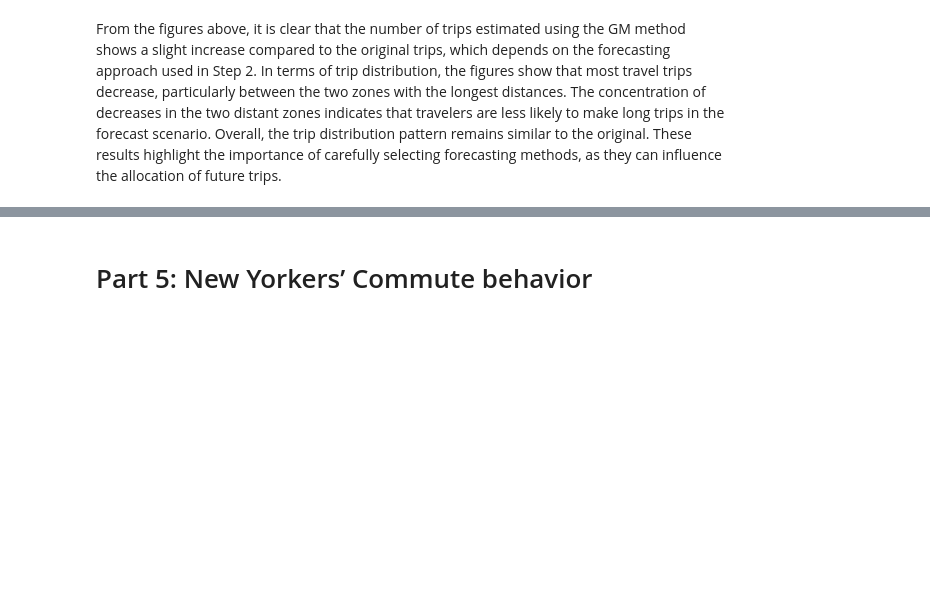
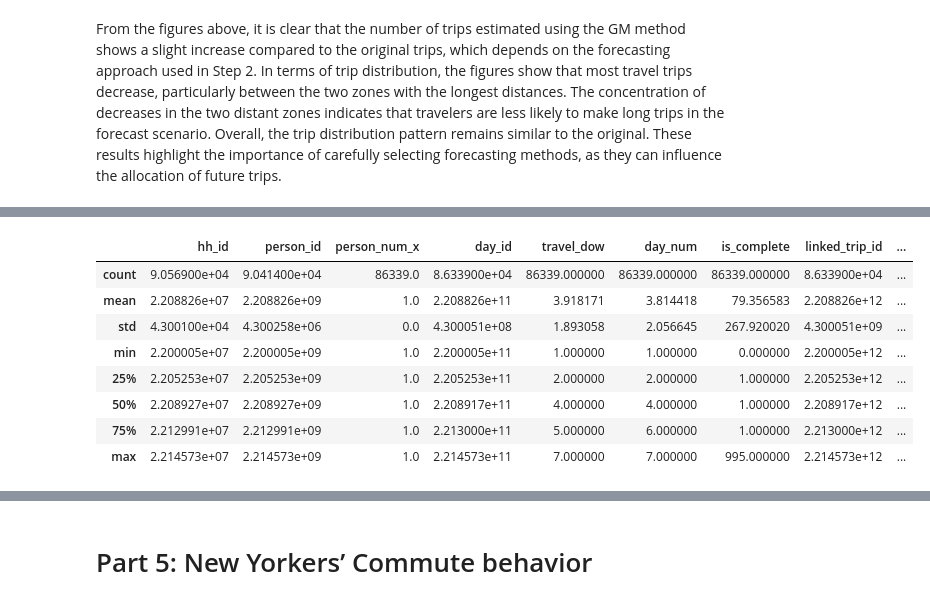
Before and after one commit to WenlongL1/CIE-539-Project, a Jupyter notebook: Project.ipynb, the cells around one changed output, grey strips where cells are left out. Drawn from its saved outputs; the diff is of its cells as text; code cells hidden in the pictures; blank space fills up the shorter version.

```diff
--- a/Project.ipynb
+++ b/Project.ipynb
@@ -1540,0 +1534,14 @@ From the figures above, it is clear that the number of trips estimated using the
+# %%
+dth = pd.merge(dtrp,dhhl, how = 'outer', on='hh_id')
+dthp = pd.merge(dth,dper, how = 'outer', on=['hh_id','person_id'])
+dthp.describe()
+# %% [output]
+|  | hh_id | person_id | person_num_x | day_id | travel_dow | day_num | is_complete | linked_trip_id | ... |
+| count | 9.056900e+04 | 9.041400e+04 | 86339.0 | 8.633900e+04 | 86339.000000 | 86339.000000 | 86339.000000 | 8.633900e+04 | ... |
+| mean | 2.208826e+07 | 2.208826e+09 | 1.0 | 2.208826e+11 | 3.918171 | 3.814418 | 79.356583 | 2.208826e+12 | ... |
+| std | 4.300100e+04 | 4.300258e+06 | 0.0 | 4.300051e+08 | 1.893058 | 2.056645 | 267.920020 | 4.300051e+09 | ... |
+| min | 2.200005e+07 | 2.200005e+09 | 1.0 | 2.200005e+11 | 1.000000 | 1.000000 | 0.000000 | 2.200005e+12 | ... |
+| 25% | 2.205253e+07 | 2.205253e+09 | 1.0 | 2.205253e+11 | 2.000000 | 2.000000 | 1.000000 | 2.205253e+12 | ... |
+| 50% | 2.208927e+07 | 2.208927e+09 | 1.0 | 2.208917e+11 | 4.000000 | 4.000000 | 1.000000 | 2.208917e+12 | ... |
+| 75% | 2.212991e+07 | 2.212991e+09 | 1.0 | 2.213000e+11 | 5.000000 | 6.000000 | 1.000000 | 2.213000e+12 | ... |
+| max | 2.214573e+07 | 2.214573e+09 | 1.0 | 2.214573e+11 | 7.000000 | 7.000000 | 995.000000 | 2.214573e+12 | ... |
```
Also changed, not shown: parts of 29 cells of this notebook, 1 other file.
